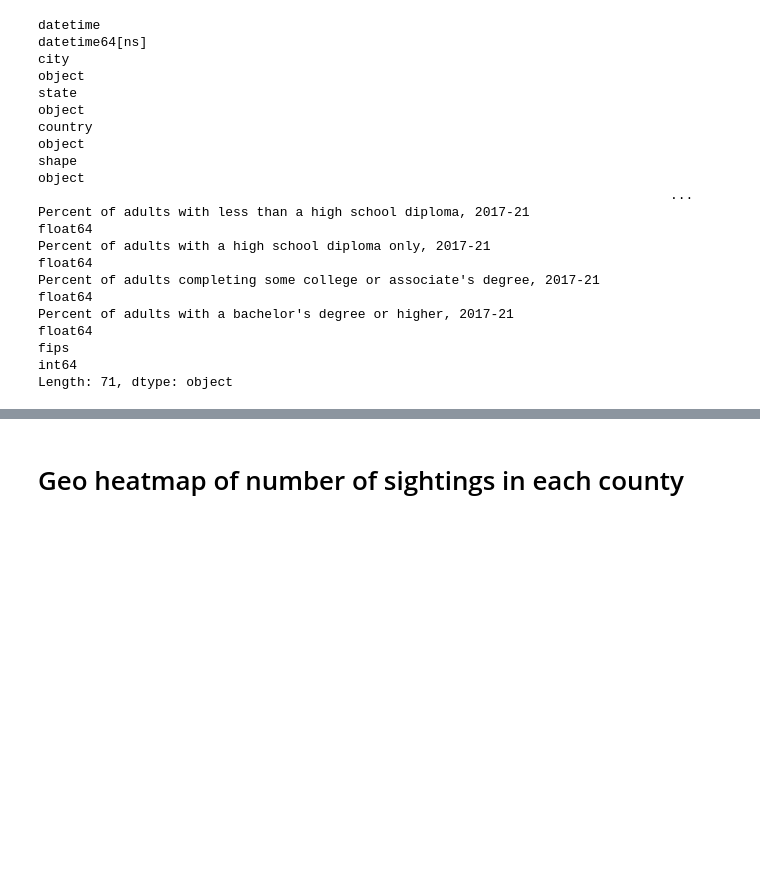
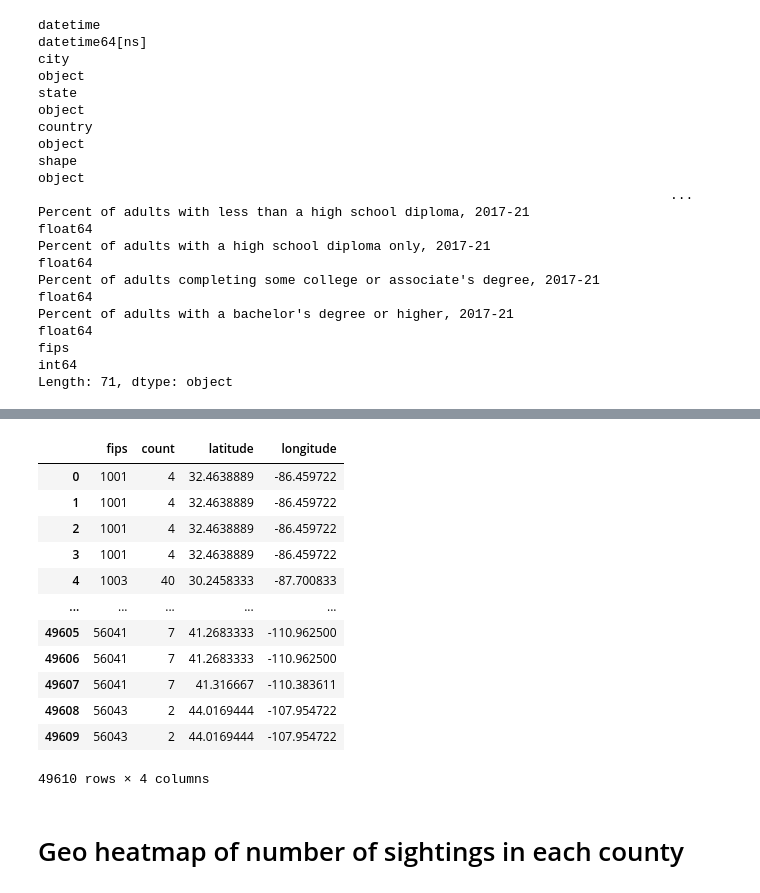
Before and after one commit to maxsohl/GSB521FinalProj, a Jupyter notebook: I see Allens Final Proj.ipynb, the cells around one changed output, grey strips where cells are left out. Cells and saved outputs as stored; diff of their text form; code cells hidden in the pictures; blank space fills up the shorter version.

```diff
--- a/I see Allens Final Proj.ipynb
+++ b/I see Allens Final Proj.ipynb
@@ -198,4 +270,0 @@ dtype: object
-# %%
-year_to_filter = 98
-pop_df = pop_df[pop_df['YEAR'] > year_to_filter]
-pop_df
@@ -216,4 +270,0 @@ pop_df
-# %%
-pop_df = pop_df.drop('state', axis=1)
-pop_df = pop_df.drop('county', axis=1)
-pop_df
@@ -419,7 +286,5 @@ dtype: object
 # %%
-#merge educ and pop
-
-pop_educ_alien_df = pd.merge(education_merged_df_fips, pop_df_merged, on='fips', how='left')
+pop_educ_alien_df = pd.merge(education_merged_df_fips, pop_df, on='fips', how='left')
 pop_educ_alien_df
 # %% [output]
 |  | datetime | city | state_x | country | shape | duration (seconds) | duration (hours/min) | comments | ... |
@@ -440,3 +303,24 @@ pop_educ_alien_df
+# %%
+county_count_df = pop_educ_alien_df.groupby(['fips']).size().reset_index(name='count')
+county_count_df
+county_count_merged_df = pd.merge(county_count_df, pop_educ_alien_df[['fips', 'latitude', 'longitude ']], on=['fips'], how='left')
+county_count_merged_df
+#county_count_merged_df = county_count_merged_df.drop_duplicates(subset=['county'])
+#county_count_merged_df
+# %% [output]
+|  | fips | count | latitude | longitude |
+| 0 | 1001 | 4 | 32.4638889 | -86.459722 |
+| 1 | 1001 | 4 | 32.4638889 | -86.459722 |
+| 2 | 1001 | 4 | 32.4638889 | -86.459722 |
+| 3 | 1001 | 4 | 32.4638889 | -86.459722 |
+| 4 | 1003 | 40 | 30.2458333 | -87.700833 |
+| ... | ... | ... | ... | ... |
+| 49605 | 56041 | 7 | 41.2683333 | -110.962500 |
+| 49606 | 56041 | 7 | 41.2683333 | -110.962500 |
+| 49607 | 56041 | 7 | 41.316667 | -110.383611 |
+| 49608 | 56043 | 2 | 44.0169444 | -107.954722 |
+| 49609 | 56043 | 2 | 44.0169444 | -107.954722 |
+49610 rows × 4 columns
 # %% [markdown]
 # Geo heatmap of number of sightings in each county
 # %%
```
Also changed, not shown: parts of 35 cells of this notebook.
